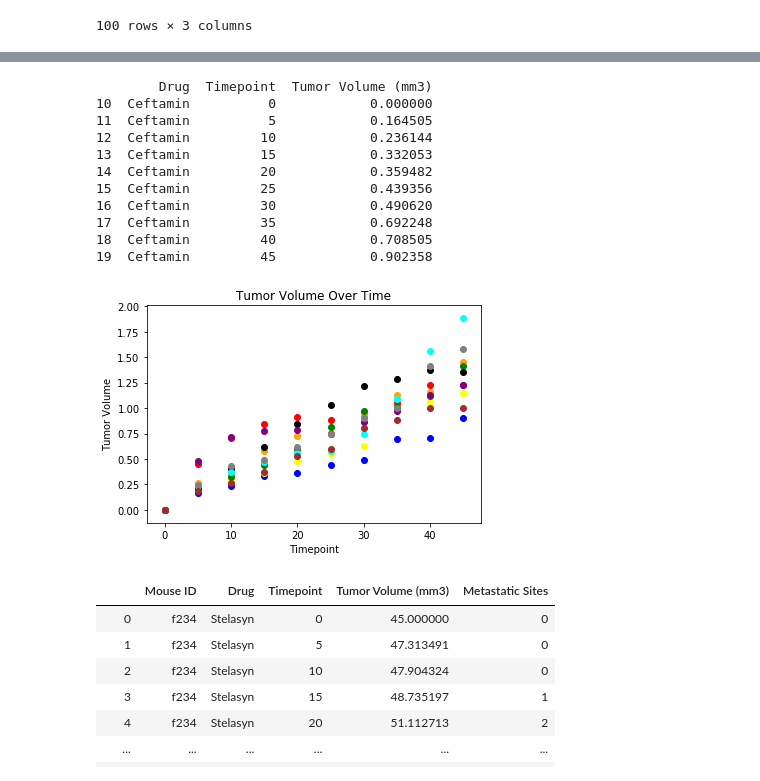
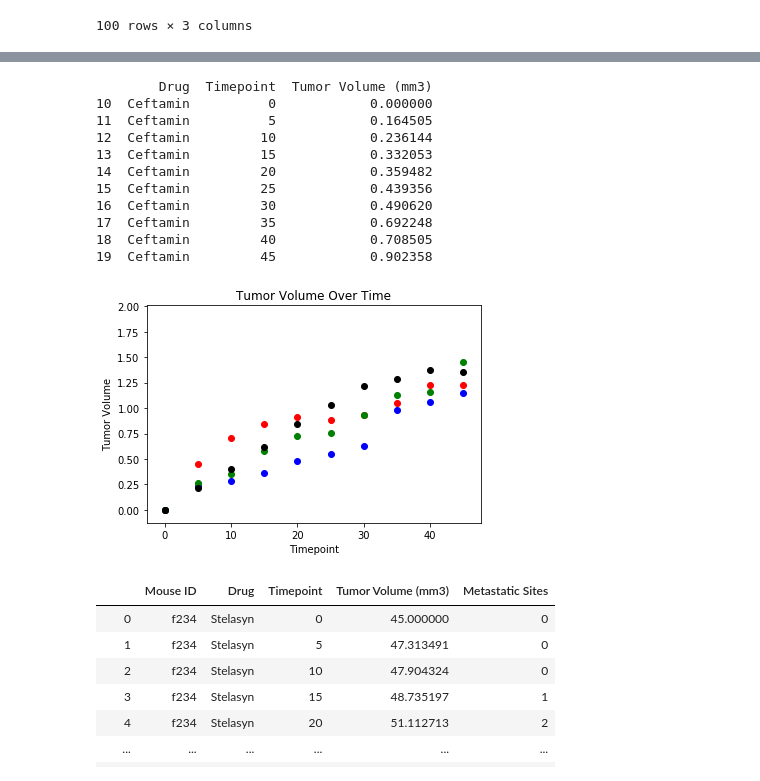
Before and after one commit to jmrafferty/matplotlib-challenge, a Jupyter notebook: Pymaceuticals/pymaceuticals-- Test 1.ipynb, the cells around one changed output, grey strips where cells are left out. Saved outputs shown, nothing was run; the diff lists cells and outputs as text; code cells hidden in the pictures.

Commit message:
10 commit - extra plot results eliminated using alpha list

```diff
--- a/Pymaceuticals/pymaceuticals-- Test 1.ipynb
+++ b/Pymaceuticals/pymaceuticals-- Test 1.ipynb
@@ -79,7 +79,8 @@ tumorVOL_df
 | 99 | Zoniferol | 45 | 65.960888 |
 100 rows × 3 columns
 # %%
-colors = ["red", "blue", "yellow", "orange", "green", "black", "cyan", "purple", "grey", "brown"]
+colors = ["red", "yellow", "blue", "green", "orange", "black", "cyan", "purple", "grey", "brown"]
+alpha_list = ["1", "0", "1", "1", "0", "1", "0", "0", "0", "0"]
 dfList = []
 count = 0
 for drug in uniques:
@@ -89,7 +90,8 @@ for drug in uniques:
 #print(dfList)
 
 for df in dfList:
-    plt.scatter(dfList[count]["Timepoint"], dfList[count]["Tumor Volume (mm3)"], color=colors[count])
+    plt.scatter(dfList[count]["Timepoint"], dfList[count]["Tumor Volume (mm3)"], color=colors[count], alpha=alpha_list[count])
+
     count +=1
 
 
@@ -158,35 +160,36 @@ errorDF.pivot(index="Timepoint", columns="Drug")["Tumor Volume (mm3)"]
 # %%
 # Generate the Plot (with Error Bars)
 semList = []
 countSEM = 0
 for drug in uniques:
     new_semDf = errorDF.loc[errorDF["Drug"]==drug]
     semList.append(new_semDf)
 
 print(semList[1])
 #print(len(semList)
 
 for df in dfList:
-    plt.scatter(semList[countSEM]["Timepoint"], semList[countSEM]["Tumor Volume (mm3)"], color=colors[countSEM])
+    plt.scatter(semList[countSEM]["Timepoint"], semList[countSEM]["Tumor Volume (mm3)"], color=colors[countSEM],
+                alpha=alpha_list[countSEM])
     countSEM +=1
 
 plt.xlabel("Timepoint")
 plt.ylabel("Tumor Volume")
 plt.title("Tumor Volume Over Time")
 plt.show()
 # %% [output]
         Drug  Timepoint  Tumor Volume (mm3)
 10  Ceftamin          0            0.000000
 11  Ceftamin          5            0.164505
 12  Ceftamin         10            0.236144
 13  Ceftamin         15            0.332053
 14  Ceftamin         20            0.359482
 15  Ceftamin         25            0.439356
 16  Ceftamin         30            0.490620
 17  Ceftamin         35            0.692248
 18  Ceftamin         40            0.708505
 19  Ceftamin         45            0.902358
-[figure, old version]
+[figure, new version]
 # %%
 # Show the Figure
 plt.show()
```
Also changed, not shown: parts of 4 cells of this notebook.
